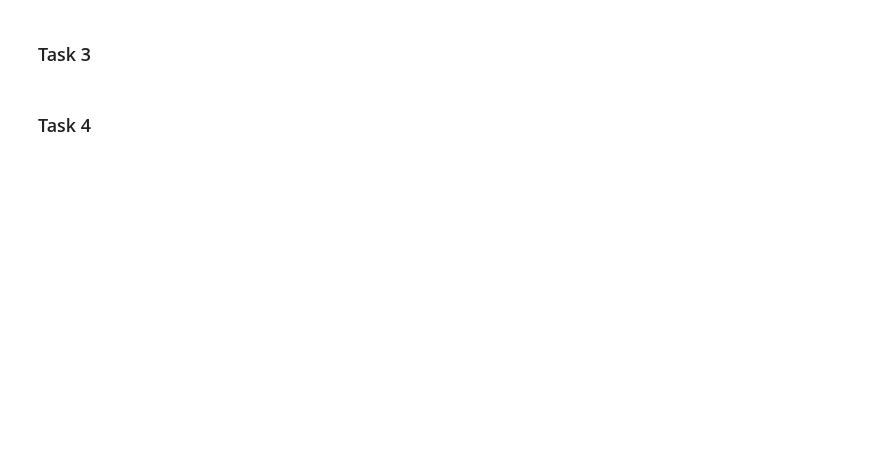
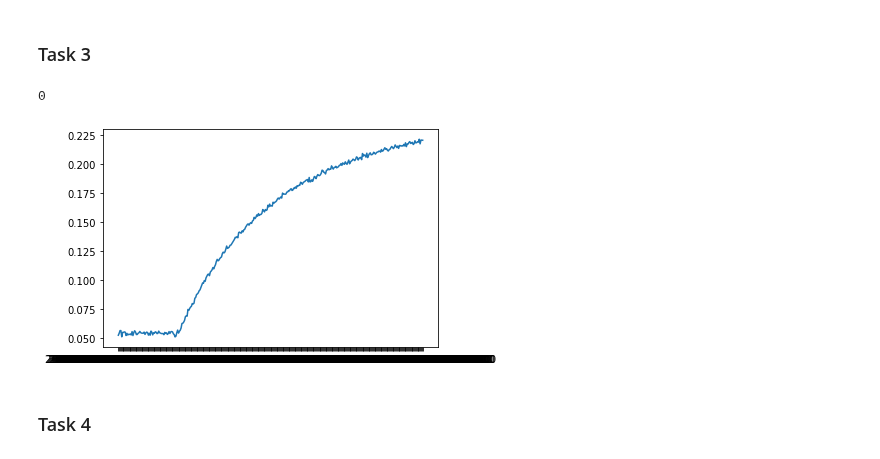
Before and after one commit to TillVollmer5/DSF-FS2022, a Jupyter notebook: CodingTask1_Sol.ipynb, the cells around one changed output. Cells and saved outputs as stored; diff of their text form; code cells hidden in the pictures; blank space fills up the shorter version.

```diff
--- a/CodingTask1_Sol.ipynb
+++ b/CodingTask1_Sol.ipynb
@@ -22,4 +22,4 @@ datafile and saves that information into a separate textfile. [0.5 points]
 # %%
 from google.colab import drive
 drive.mount('/content/drive')
-path = '/content/drive/MyDrive/Courses/DSF-DCBP/Data-CCD/4ms_10 av_30 s_Absorbance_10-32-04-868.txt'
+path = '/content/drive/MyDrive/DSF/4ms_10av_30s_Absorbance_10-32-04-868.txt'
@@ -75,12 +128,15 @@ dfr.head()
 # %%
 import matplotlib.pyplot as plt
 def plotWaveLengthDiff(a,b):
   x = df.iloc[:,0]
   y = -(df.iloc[:,b]-df.iloc[:,a])
   plt.plot(x,y)
-  return 0
+  return(0)
 # I give column numbers instead of wavelengths, i.e. instead of column names
 plotWaveLengthDiff(1750,1950)
+# %% [output]
+0
+[figure, added]
 # %% [markdown]
 ### Task 4
 # %%
```
Also changed, not shown: parts of 10 cells of this notebook.
